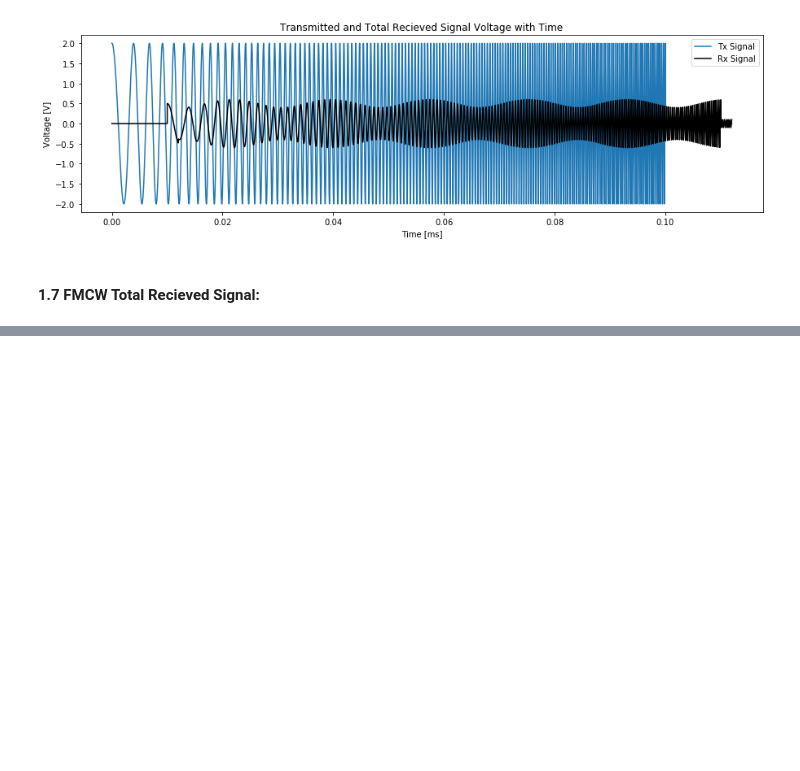
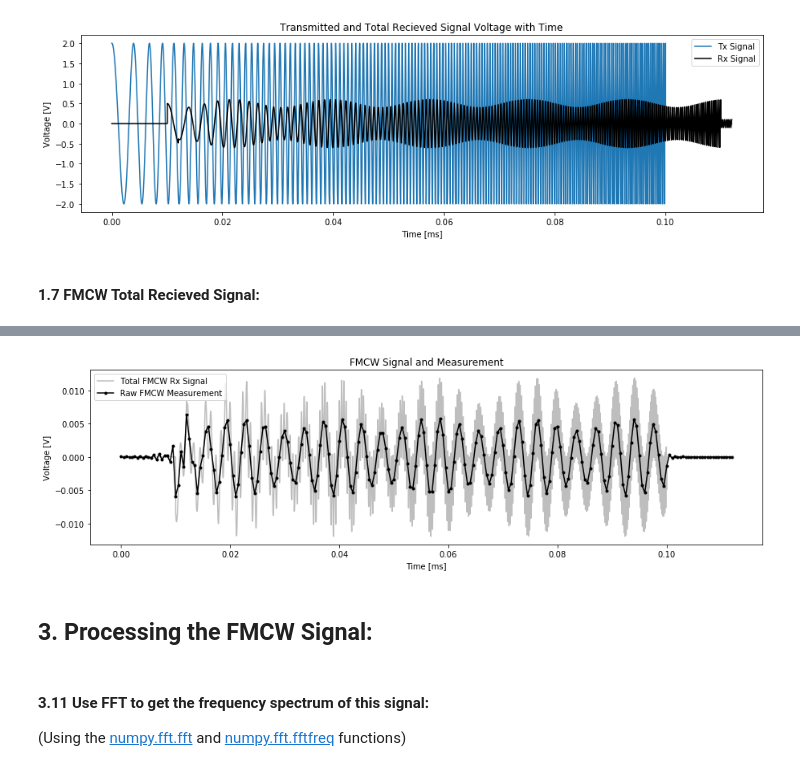
Before and after one commit to spestana/microwave-rs, a Jupyter notebook: Homework1.ipynb, the cells around one changed output, grey strips where cells are left out. Saved outputs shown, nothing was run; the diff lists cells and outputs as text; code cells hidden in the pictures; blank space fills up the shorter version.

```diff
--- a/Homework1.ipynb
+++ b/Homework1.ipynb
@@ -186,0 +200,21 @@ plt.legend(loc='best');
+# %%
+_s = decimate(M,10,ftype='iir') # I want to downsample by a factor of 100, so I do 10 first
+s = decimate(_s,10,ftype='iir') # and then 10 a second time
+
+t_s = np.linspace(0,T.max(),int(T.size/100)+1) # create new time array, sampled by 1/100
+dt_s = t_s[1] - t_s[0] # new sampling timestep
+# %%
+plt.figure(figsize=(15,4))
+plt.plot(T/1e-3,M,c='tab:grey',alpha=0.5,label='Total FMCW Rx Signal')
+plt.plot(t_s/1e-3,s,'.-k',label='Raw FMCW Measurement')
+plt.ylabel('Voltage [V]')
+plt.xlabel('Time [ms]')
+plt.title('FMCW Signal and Measurement')
+plt.legend(loc='best');
+# %% [output]
+[figure, added]
+# %% [markdown]
+## 3. Processing the FMCW Signal:
+# %% [markdown]
+#### 3.11 Use FFT to get the frequency spectrum of this signal:
+(Using the [numpy.fft.fft](https://docs.scipy.org/doc/numpy/reference/generated/numpy.fft.fft.html#numpy.fft.fft) and [numpy.fft.fftfreq](https://docs.scipy.org/doc/numpy/reference/generated/numpy.fft.fftfreq.html#numpy.fft.fftfreq) functions)
```
Also changed, not shown: parts of 15 cells of this notebook.
